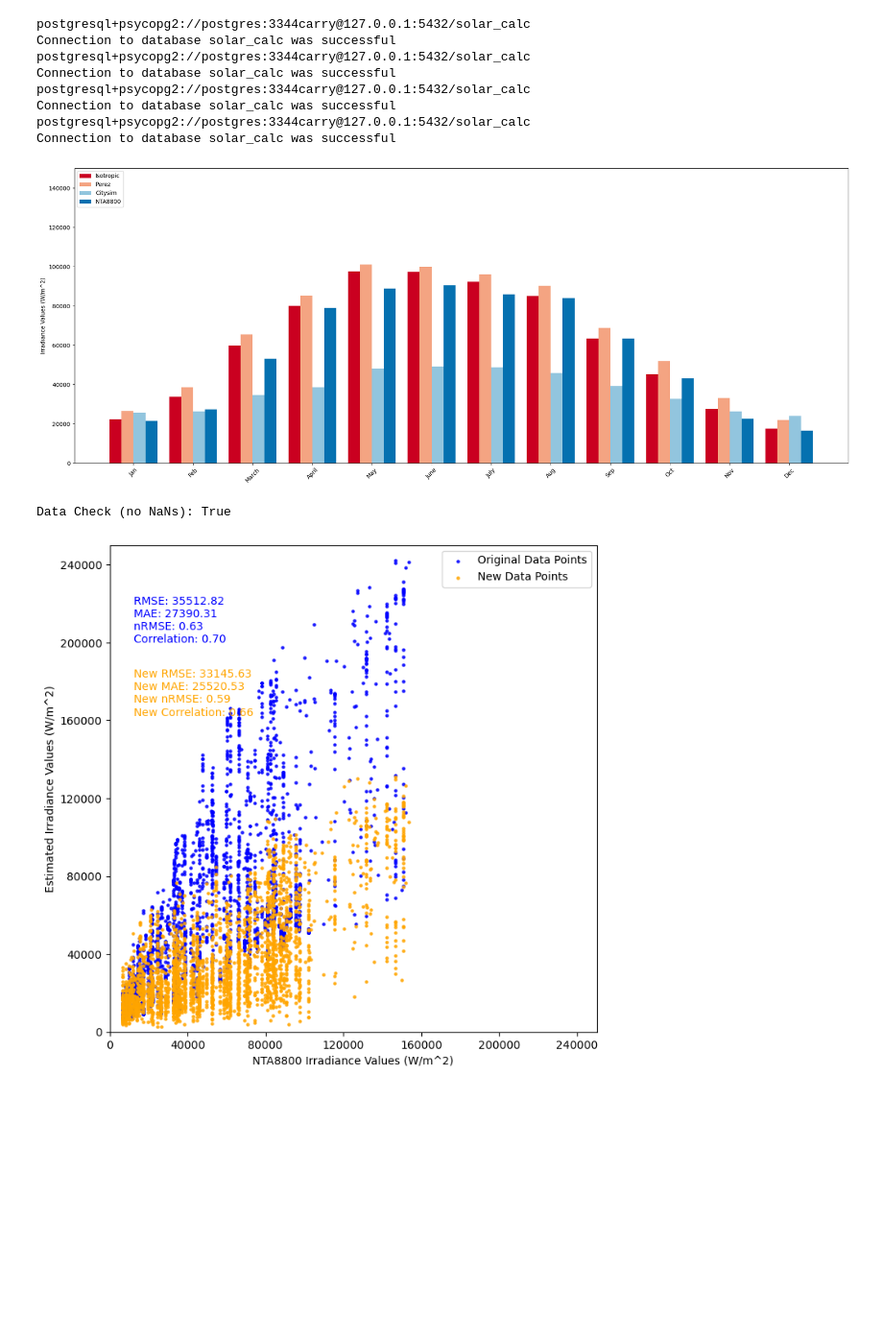
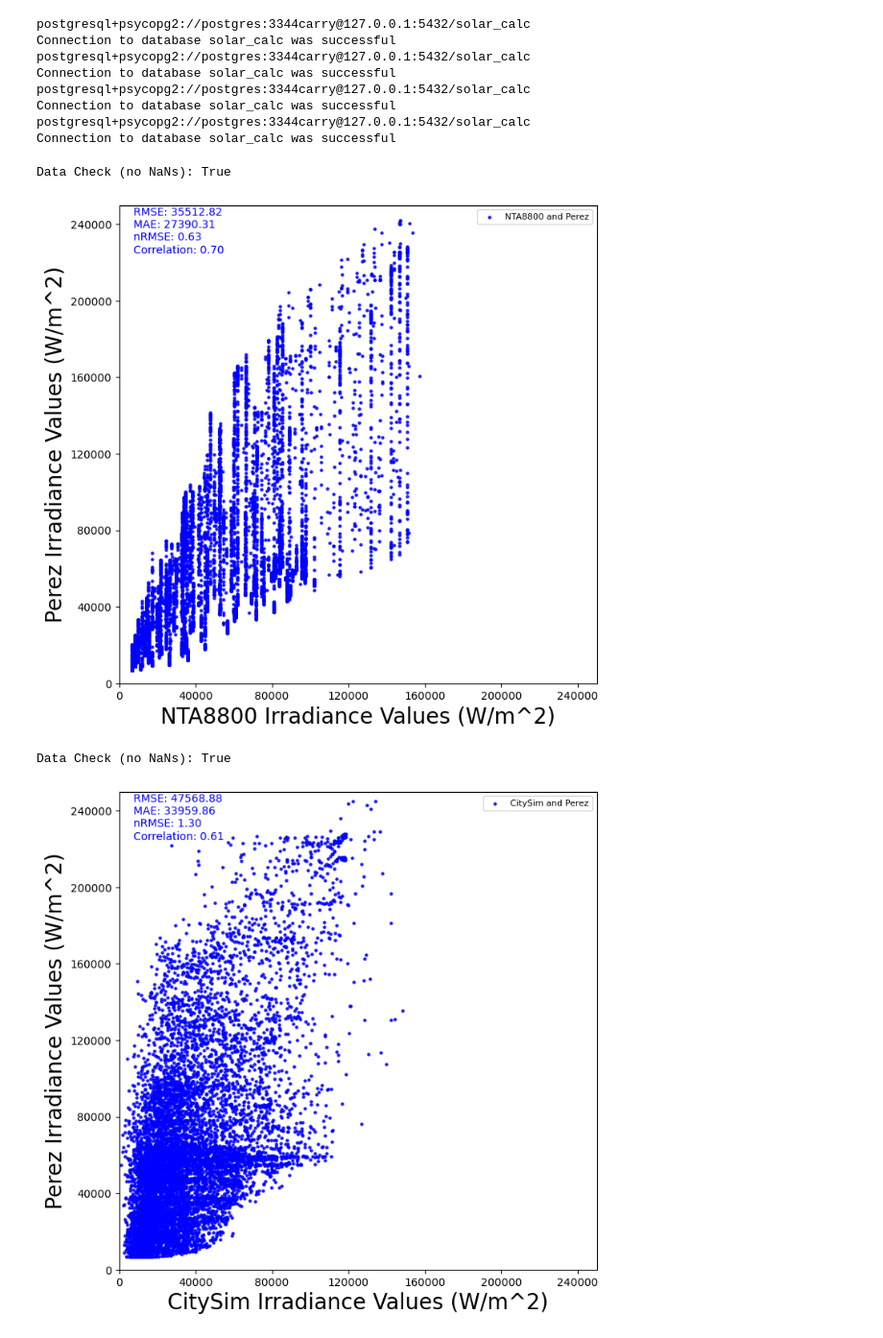
Before and after one commit to longxiangxu321/3DCity_Shadow, a Jupyter notebook: analysis/compare.ipynb, the cells around one changed output. Shown at 96% size. Cells and saved outputs as stored; diff of their text form; code cells hidden in the pictures; blank space fills up the shorter version.

```diff
--- a/analysis/compare.ipynb
+++ b/analysis/compare.ipynb
@@ -218,13 +225,17 @@ def draw_month_compare(df, save_path=None):
         plt.savefig(save_path, dpi=300, bbox_inches='tight')
     plt.show()
 # %%
-save_path = 'all_month_{}_epw.png'.format(nta8800_schema)
-draw_month_compare(merged, save_path)
+# save_path = 'all_month_{}_epw.png'.format(nta8800_schema)
+# draw_month_compare(merged, save_path)
-# %% [output]
-[figure, removed]
 # %%
-save_path = 'all_scatter_{}_epw.png'.format(nta8800_schema)
-draw_all_compare(merged, save_path)
+save_path0 = 'all_scatter_{}_epw_nta_perez.png'.format(nta8800_schema)
+save_path1 = 'all_scatter_{}_epw_citysim_perez.png'.format(nta8800_schema)
+save_path2 = 'all_scatter_{}_epw_nta_citysim.png'.format(nta8800_schema)
+draw_all_compare(merged, save_path0, x = 'nta8800values', y='perez')
+draw_all_compare(merged, save_path1, x='citysim', y='perez')
+draw_all_compare(merged, save_path2, x='nta8800values', y='citysim')
 # %% [output]
 Data Check (no NaNs): True
-[figure, old version]
+[figure, new version]
+Data Check (no NaNs): True
+[figure, added]
```
Also changed, not shown: parts of 2 cells of this notebook, 31 other files.
